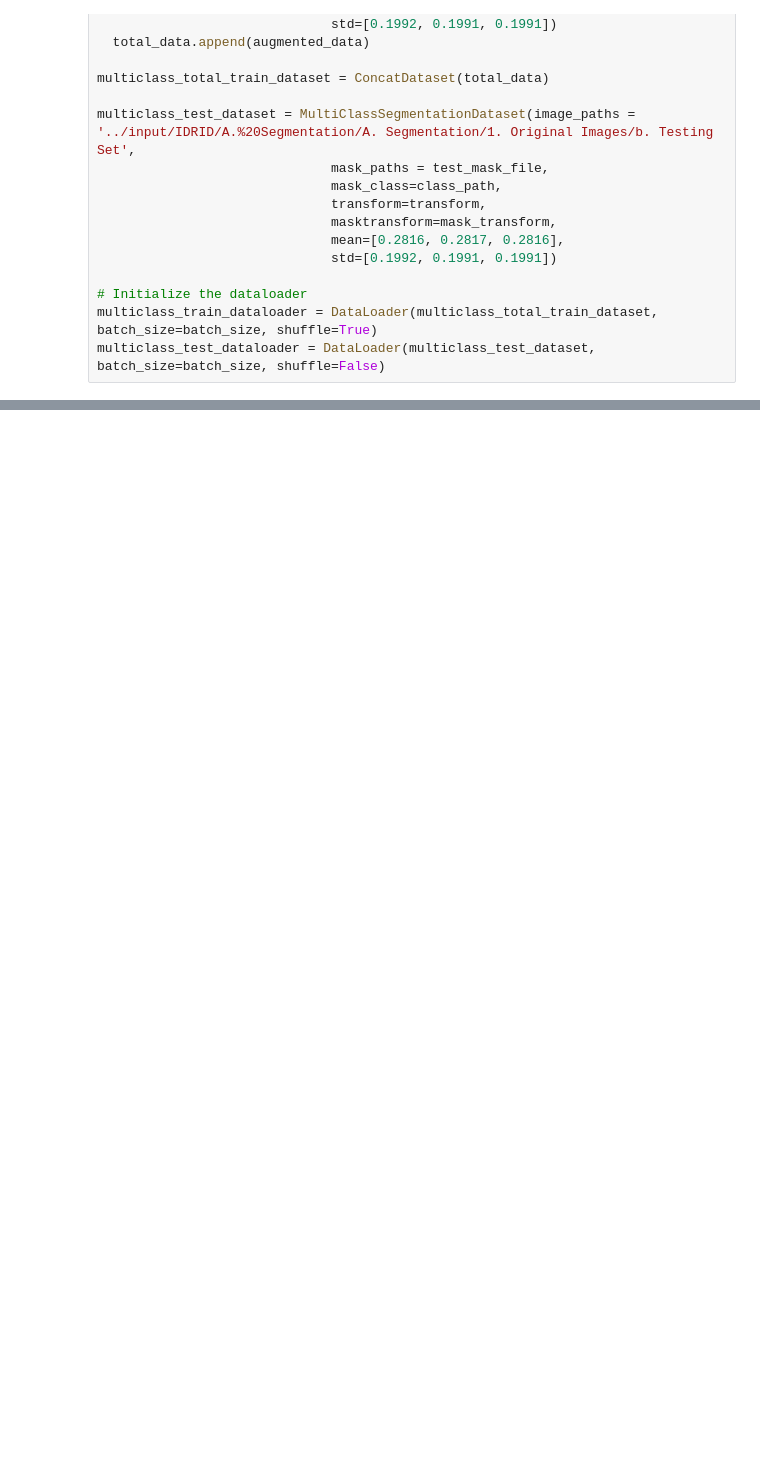
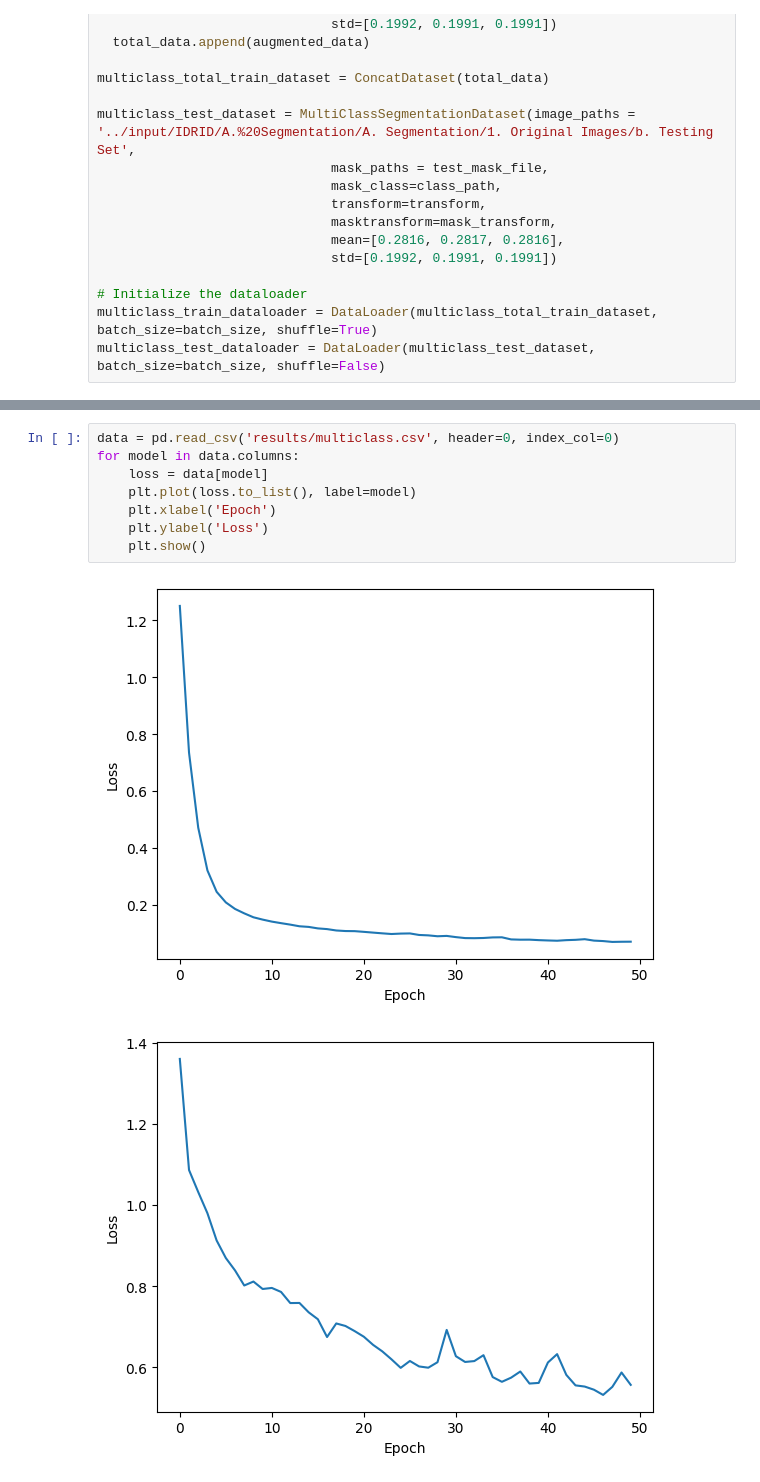
Before and after one commit to Jaywhisker/Diabetic_Retinopathy_Detection, a Jupyter notebook: notebooks/lesion_segmentation_clean.ipynb, the cells around one changed output, grey strips where cells are left out. Cells and saved outputs as stored; diff of their text form; blank space fills up the shorter version.

```diff
--- a/notebooks/lesion_segmentation_clean.ipynb
+++ b/notebooks/lesion_segmentation_clean.ipynb
@@ -879,0 +1108,11 @@ KeyboardInterrupt:
+# %%
+data = pd.read_csv('results/multiclass.csv', header=0, index_col=0)
+for model in data.columns:
+    loss = data[model]
+    plt.plot(loss.to_list(), label=model)
+    plt.xlabel('Epoch')
+    plt.ylabel('Loss')
+    plt.show()
+# %% [output]
+[figure, added]
+[figure, added]
```
Also changed, not shown: parts of 30 cells of this notebook, 4 other files.
